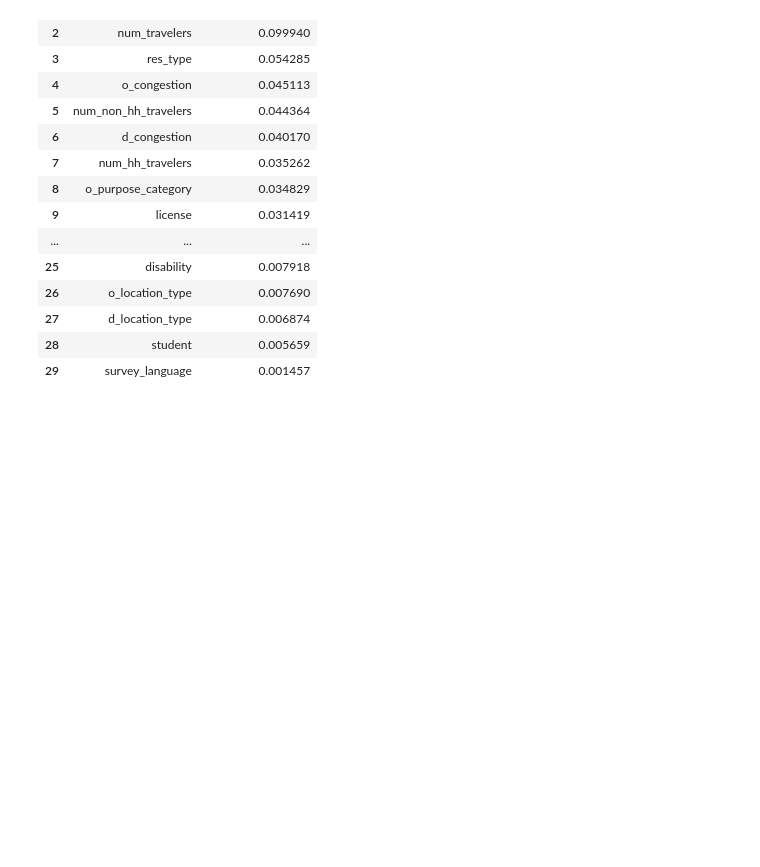
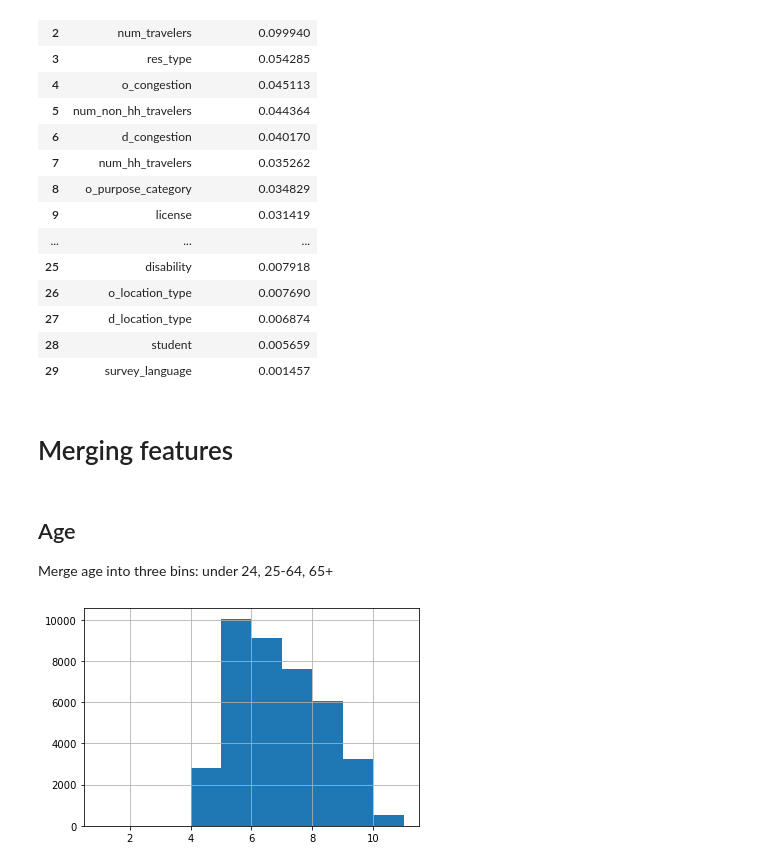
Before and after one commit to elxl/Decisionaid-ML, a Jupyter notebook: feature_selection_mutual_info.ipynb, the cells around one changed output. Cells and saved outputs as stored; diff of their text form; code cells hidden in the pictures; blank space fills up the shorter version.

Commit message:
Add dataset with merged categories.

```diff
--- a/feature_selection_mutual_info.ipynb
+++ b/feature_selection_mutual_info.ipynb
@@ -100,3 +100,26 @@ pd.DataFrame(zipped, columns=['feature_name', 'mutual_information'])
 | 27 | d_location_type | 0.006874 |
 | 28 | student | 0.005659 |
 | 29 | survey_language | 0.001457 |
+# %% [markdown]
+# Merging features
+# %%
+df_test = pd.read_csv('data/data_processed_test.csv')# covert string values to categorial codes
+string_cols = ['survey_language', 'disability']
+df_test[string_cols] = df_test[string_cols].astype('category')
+df_test[string_cols] = df_test[string_cols].apply(lambda x: x.cat.codes)
+# %% [markdown]
+## Age
+Merge age into three bins: under 24, 25-64, 65+
+# %%
+# age
+df['age'].hist(bins=[1,2,3,4,5,6,7,8,9,10,11])
+
+def merge_age(df):
+    df_cut = pd.cut(df['age'], bins=[0, 4, 8, 11], labels=False)
+    df['age_merged'] =  pd.cut(df['age'], bins=[0, 4, 8, 11], labels=False)
+
+
+merge_age(df)
+merge_age(df_test)
+# %% [output]
+[figure, added]
```
Also changed, not shown: parts of 13 cells of this notebook, 2 other files.
